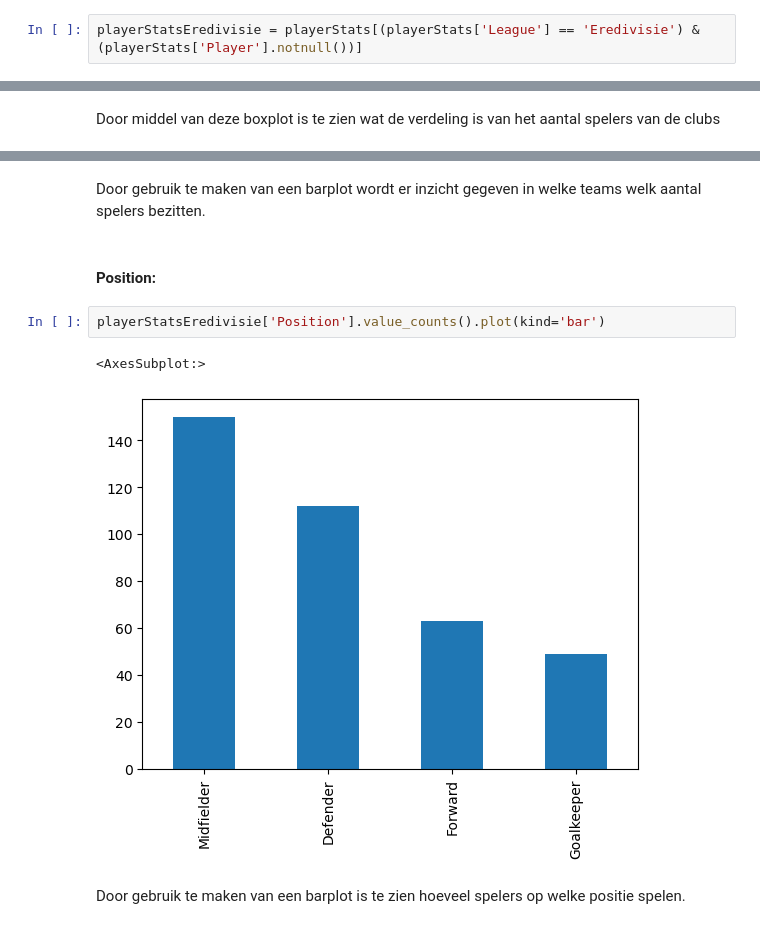
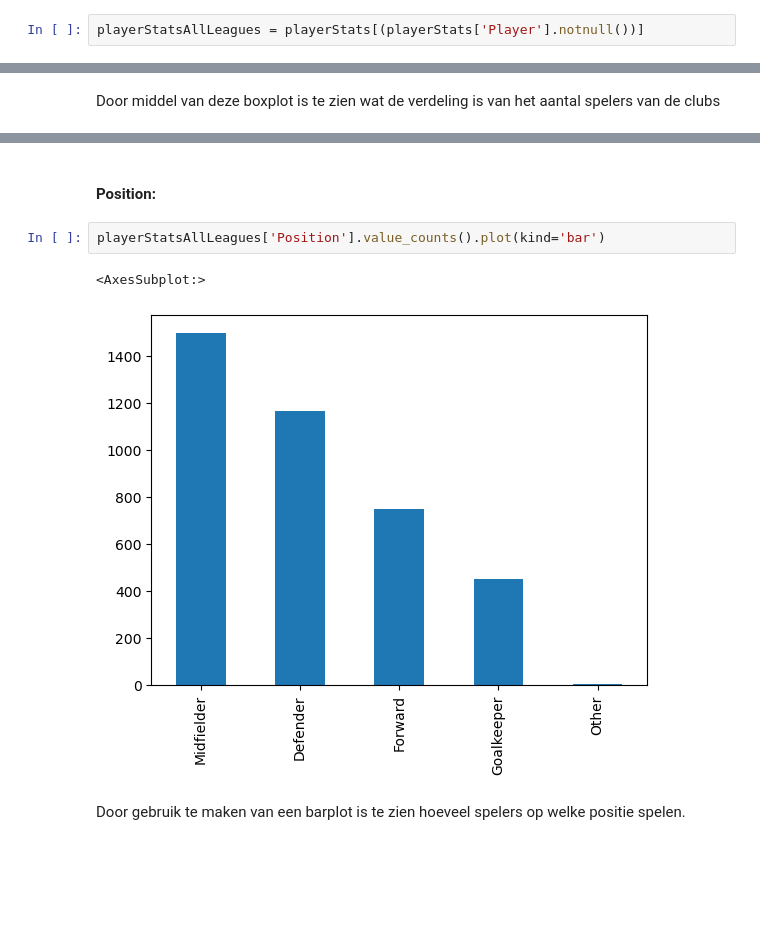
Before and after one commit to Zuijd/PortfolioDataScience, a Jupyter notebook: assignment6/assignment6.ipynb, the cells around one changed output, grey strips where cells are left out. Drawn from its saved outputs; the diff is of its cells as text; blank space fills up the shorter version.

```diff
--- a/assignment6/assignment6.ipynb
+++ b/assignment6/assignment6.ipynb
@@ -19,5 +19,5 @@ playerStats.head()
 # %%
-playerStatsEredivisie = playerStats[(playerStats['League'] == 'Eredivisie') & (playerStats['Player'].notnull())]
+playerStatsAllLeagues = playerStats[(playerStats['Player'].notnull())]
 # %% [markdown]
 #### Categorical
 # %% [markdown]
@@ -37,12 +32,10 @@ playerStatsEredivisie['Team'].value_counts().plot(kind='bar')
-# %% [markdown]
-Door gebruik te maken van een barplot wordt er inzicht gegeven in welke teams welk aantal spelers bezitten.
 # %% [markdown]
 #### Position:
 # %%
-playerStatsEredivisie['Position'].value_counts().plot(kind='bar')
+playerStatsAllLeagues['Position'].value_counts().plot(kind='bar')
 # %% [output]
 <AxesSubplot:>
-[figure, old version]
+[figure, new version]
 # %% [markdown]
 Door gebruik te maken van een barplot is te zien hoeveel spelers op welke positie spelen.
 # %% [markdown]
```
Also changed, not shown: parts of 6 cells of this notebook.
